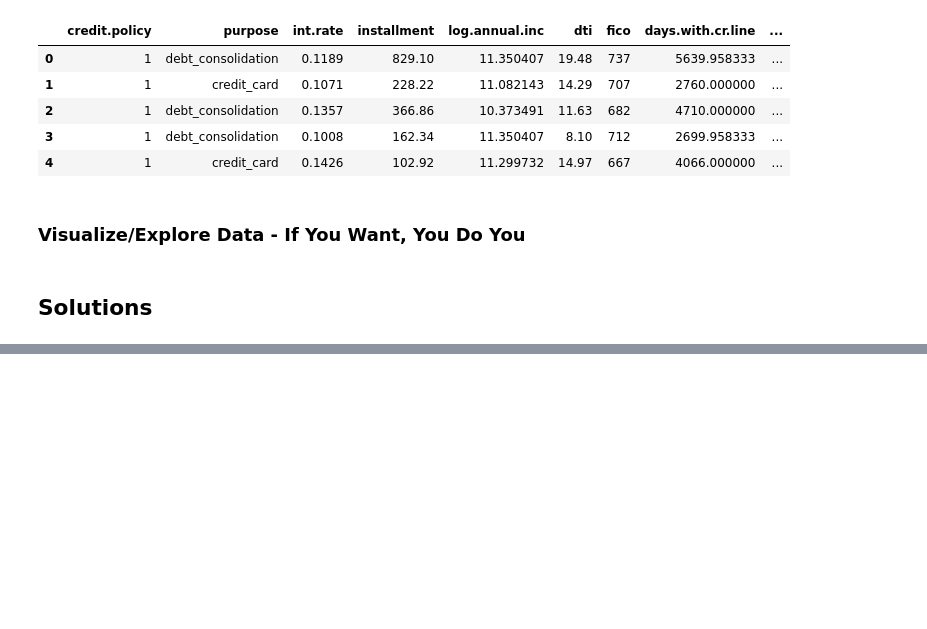
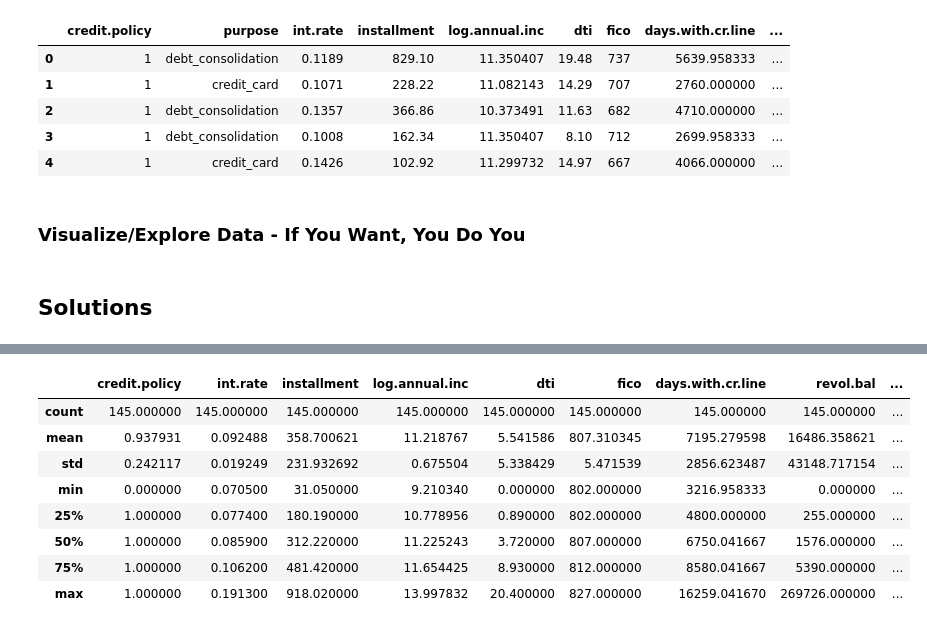
Before and after one commit to CcDenn/DATA_3450_Quiz_2, a Jupyter notebook: quiz_2_1221_start.ipynb, the cells around one changed output, grey strips where cells are left out. Cells and saved outputs as stored; diff of their text form; code cells hidden in the pictures; blank space fills up the shorter version.

```diff
--- a/quiz_2_1221_start.ipynb
+++ b/quiz_2_1221_start.ipynb
@@ -66,0 +179,12 @@ df.head()
+# %%
+df_exceptional.describe()
+# %% [output]
+|  | credit.policy | int.rate | installment | log.annual.inc | dti | fico | days.with.cr.line | revol.bal | ... |
+| count | 145.000000 | 145.000000 | 145.000000 | 145.000000 | 145.000000 | 145.000000 | 145.000000 | 145.000000 | ... |
+| mean | 0.937931 | 0.092488 | 358.700621 | 11.218767 | 5.541586 | 807.310345 | 7195.279598 | 16486.358621 | ... |
+| std | 0.242117 | 0.019249 | 231.932692 | 0.675504 | 5.338429 | 5.471539 | 2856.623487 | 43148.717154 | ... |
+| min | 0.000000 | 0.070500 | 31.050000 | 9.210340 | 0.000000 | 802.000000 | 3216.958333 | 0.000000 | ... |
+| 25% | 1.000000 | 0.077400 | 180.190000 | 10.778956 | 0.890000 | 802.000000 | 4800.000000 | 255.000000 | ... |
+| 50% | 1.000000 | 0.085900 | 312.220000 | 11.225243 | 3.720000 | 807.000000 | 6750.041667 | 1576.000000 | ... |
+| 75% | 1.000000 | 0.106200 | 481.420000 | 11.654425 | 8.930000 | 812.000000 | 8580.041667 | 5390.000000 | ... |
+| max | 1.000000 | 0.191300 | 918.020000 | 13.997832 | 20.400000 | 827.000000 | 16259.041670 | 269726.000000 | ... |
```
Also changed, not shown: parts of 21 cells of this notebook.
